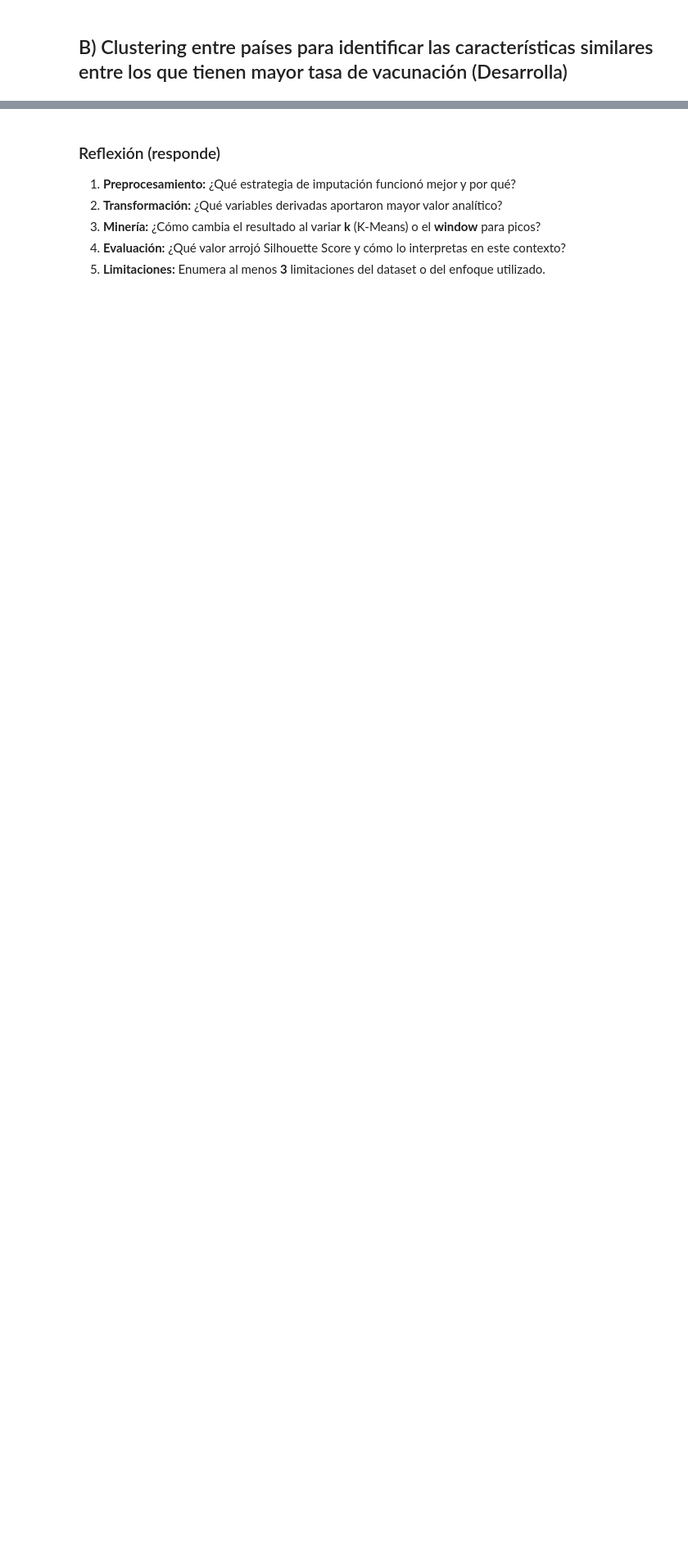
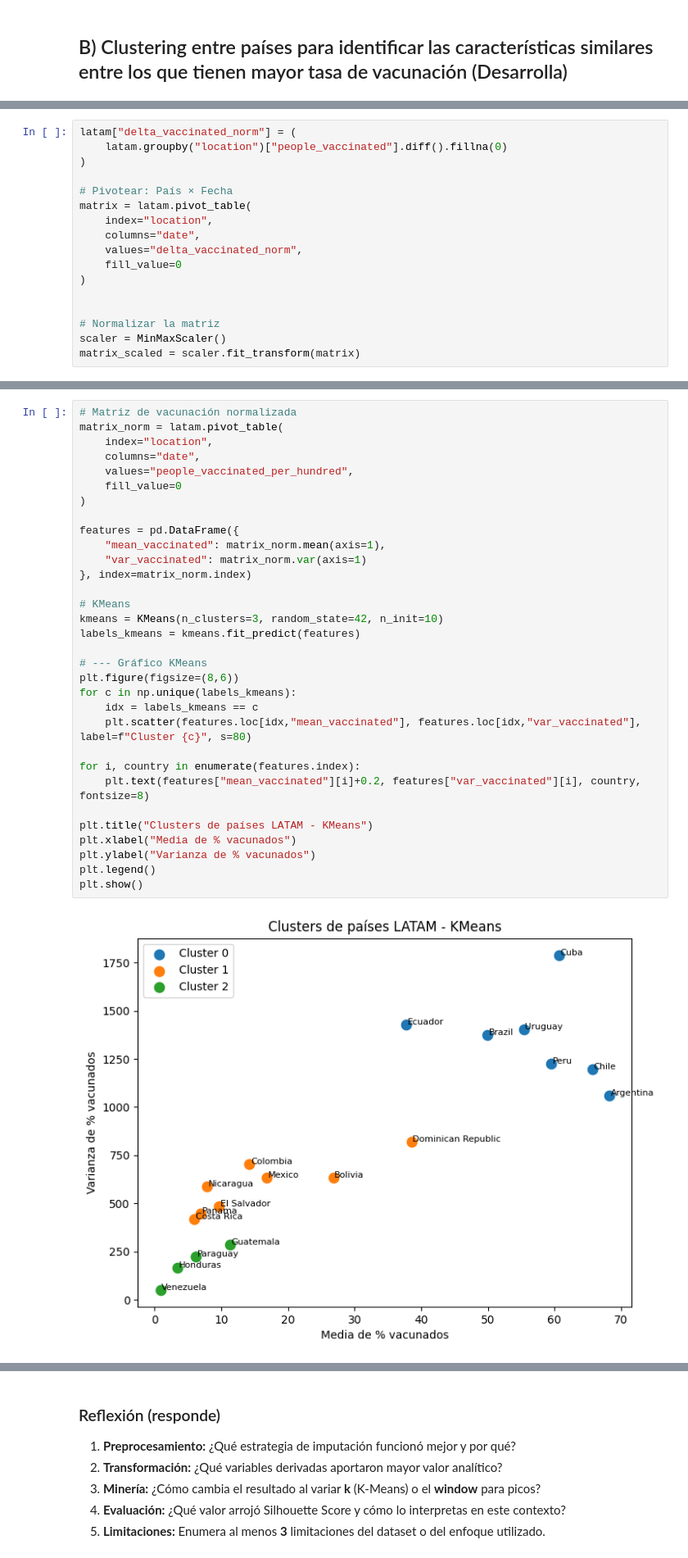
Before and after one commit to 1Enrique9/Ciencia-de-Datos, a Jupyter notebook: 7mo/Mineria_de_datos/Practicas/Practica2/Covid-19.ipynb, the cells around one changed output, grey strips where cells are left out. Shown: that part at 82% size. Drawn from its saved outputs; the diff is of its cells as text; blank space fills up the shorter version.

```diff
--- a/7mo/Mineria_de_datos/Practicas/Practica2/Covid-19.ipynb
+++ b/7mo/Mineria_de_datos/Practicas/Practica2/Covid-19.ipynb
@@ -461,0 +464,17 @@ Correlaciones (país objetivo):
+# %%
+latam["delta_vaccinated_norm"] = (
+    latam.groupby("location")["people_vaccinated"].diff().fillna(0)
+)
+
+# Pivotear: País × Fecha
+matrix = latam.pivot_table(
+    index="location",
+    columns="date",
+    values="delta_vaccinated_norm",
+    fill_value=0
+)
+
+
+# Normalizar la matriz
+scaler = MinMaxScaler()
+matrix_scaled = scaler.fit_transform(matrix)
@@ -461,0 +517,34 @@ Correlaciones (país objetivo):
+# %%
+# Matriz de vacunación normalizada
+matrix_norm = latam.pivot_table(
+    index="location",
+    columns="date",
+    values="people_vaccinated_per_hundred",
+    fill_value=0
+)
+
+features = pd.DataFrame({
+    "mean_vaccinated": matrix_norm.mean(axis=1),
+    "var_vaccinated": matrix_norm.var(axis=1)
+}, index=matrix_norm.index)
+
+# KMeans
+kmeans = KMeans(n_clusters=3, random_state=42, n_init=10)
+labels_kmeans = kmeans.fit_predict(features)
+
+# --- Gráfico KMeans
+plt.figure(figsize=(8,6))
+for c in np.unique(labels_kmeans):
+    idx = labels_kmeans == c
+    plt.scatter(features.loc[idx,"mean_vaccinated"], features.loc[idx,"var_vaccinated"], label=f"Cluster {c}", s=80)
+
+for i, country in enumerate(features.index):
+    plt.text(features["mean_vaccinated"][i]+0.2, features["var_vaccinated"][i], country, fontsize=8)
+
+plt.title("Clusters de países LATAM - KMeans")
+plt.xlabel("Media de % vacunados")
+plt.ylabel("Varianza de % vacunados")
+plt.legend()
+plt.show()
+# %% [output]
+[figure, added]
```
Also changed, not shown: parts of 10 cells of this notebook, 2 other files.
